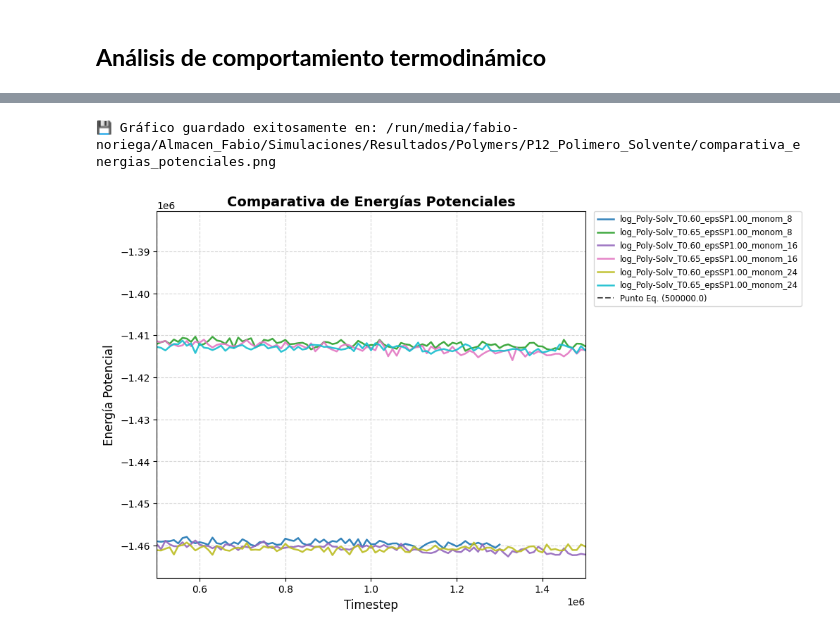
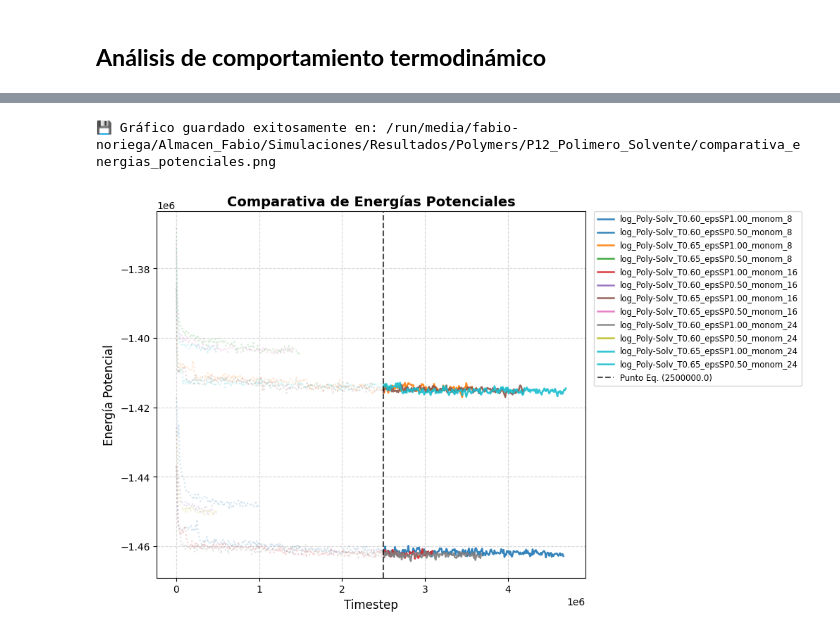
Before and after one commit to FabioNH86/Molecular-Dinamics, a Jupyter notebook: Termodinámica_hoomd.ipynb, the cells around one changed output, grey strips where cells are left out. Cells and saved outputs as stored; diff of their text form; code cells hidden in the pictures.

```diff
--- a/Termodinámica_hoomd.ipynb
+++ b/Termodinámica_hoomd.ipynb
@@ -9,12 +9,14 @@ num_prueba = 12
 # Propiedades análisis
 polimerizacion = [8, 16, 24]
 temperaturas = [0.60, 0.65]
+epsion = [1.0, 0.5]
 
 archivos = []
 for polim in polimerizacion:
     for temp in temperaturas:
-        estructura_arch = f'log_Poly-Solv_T{temp:.2f}_epsSP1.00_monom_{polim}.csv'
-        archivos.append(estructura_arch)
+        for e in epsion:
+            estructura_arch = f'log_Poly-Solv_T{temp:.2f}_epsSP{e:.2f}_monom_{polim}.csv'
+            archivos.append(estructura_arch)
 
 print(archivos)
 print(len(archivos))
@@ -43,6 +45,11 @@ print(os.getcwd())
 for archivo in archivos:
     df = pd.read_csv(os.path.join(ruta_memoria, archivo))
     num_filas = df.shape[0]
-    print(f"Total de filas (sin encabezado): {num_filas}")
+    if num_filas <= 300:
+        print(f"🚨 El archivo: {archivo} tiene {num_filas} filas ({num_filas*10_000} pasos). \n Requiere {int((300 - num_filas)*10000)} pasos de integración extras!\n")
+    else:
+        # print(f"Total de filas ({archivo}): {num_filas} ✅")
+        continue
+
     # Se registró cada 10,000 pasos
 # %% [output]
@@ -159,7 +174,7 @@ def graficar_multiples_energias_potenciales(lista_datos, paso_equilibrio=None, r
     fig, ax = plt.subplots(figsize=(10, 6), layout='constrained')
 
     # Usamos un mapa de colores que se adapte al número de archivos
-    colormap = plt.cm.get_cmap('tab10', max(len(lista_datos), 2))
+    colormap = plt.get_cmap('tab10', max(len(lista_datos), 2))
 
     for idx, datos in enumerate(lista_datos):
         if datos is None:
@@ -204,7 +219,7 @@ def graficar_multiples_energias_potenciales(lista_datos, paso_equilibrio=None, r
         plt.savefig(ruta_completa_salida, dpi=300, bbox_inches='tight')
         print(f"💾 Gráfico guardado exitosamente en: {ruta_completa_salida}")
 
-    ax.set(xlim=(0.5e6, 1.5e6))
+    # ax.set(xlim=(2.5e6, 3e6))
 
     plt.show()
 # %%
@@ -218,11 +233,11 @@ for ruta in rutas:
 # %%
 # Aquí pasamos todos los resultados guardados a la vez
 graficar_multiples_energias_potenciales(
     lista_datos=datos_acumulados,
-    paso_equilibrio=5e5,  # Define tu paso de equilibrio aquí (ej. 150000)
+    paso_equilibrio=2.5e6,  # Define tu paso de equilibrio aquí (ej. 150000)
     ruta_graficos=ruta_memoria,       # Tu carpeta de destino
     nombre_salida="comparativa_energias_potenciales.png"
 )
 # %% [output]
 💾 Gráfico guardado exitosamente en: /run/media/fabio-noriega/Almacen_Fabio/Simulaciones/Resultados/Polymers/P12_Polimero_Solvente/comparativa_energias_potenciales.png
-[figure, old version]
+[figure, new version]
```
Also changed, not shown: parts of 4 cells of this notebook, 2 other files.
